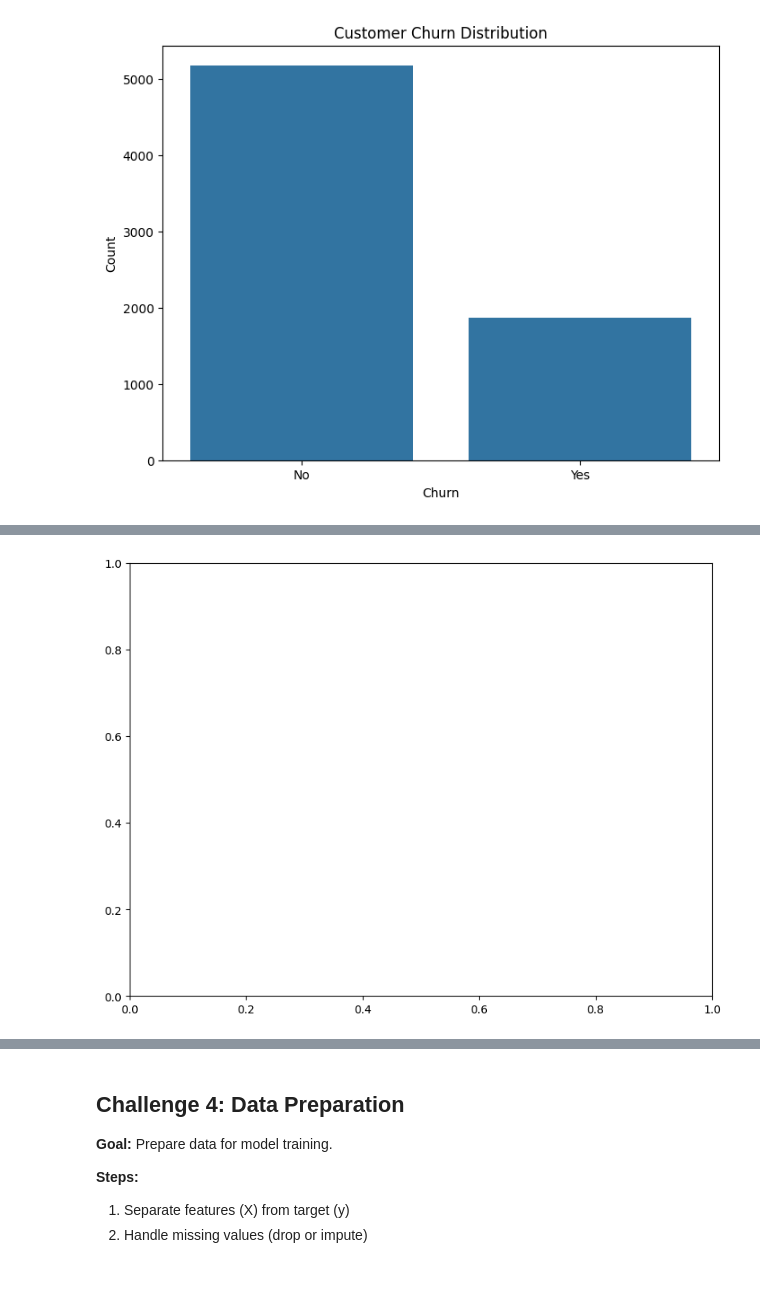
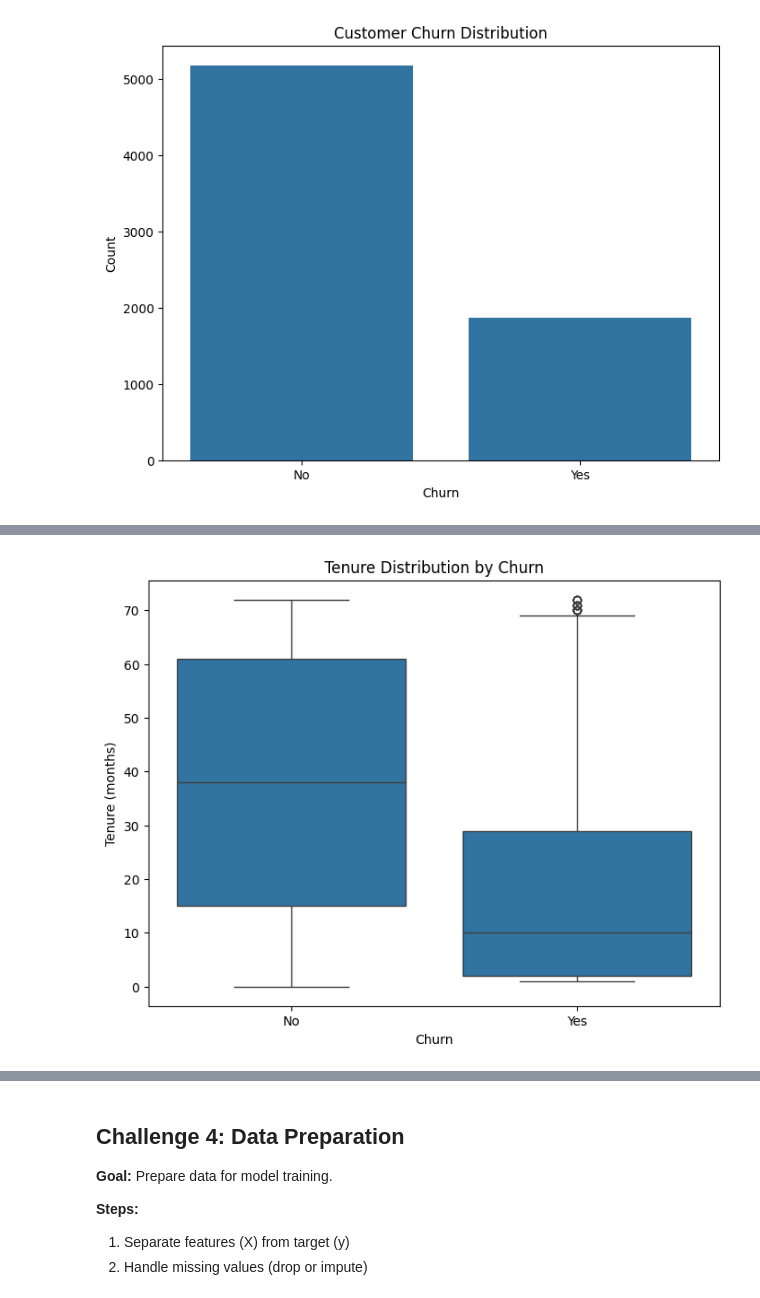
Before and after one commit to jjcatulle/AI-ML-refresher, a Jupyter notebook: phases/phase1/completed/STARTER_Weeks4-5_ChurnPredictor.ipynb, the cells around one changed output, grey strips where cells are left out. Saved outputs shown, nothing was run; the diff lists cells and outputs as text; code cells hidden in the pictures.

```diff
--- a/phases/phase1/completed/STARTER_Weeks4-5_ChurnPredictor.ipynb
+++ b/phases/phase1/completed/STARTER_Weeks4-5_ChurnPredictor.ipynb
@@ -270,0 +402,5 @@ Percentage Retained: 73.46%
+# %%
+df["MonthlyCharges"]=pd.to_numeric(df["MonthlyCharges"], errors='coerce')
+df["TotalCharges"]=pd.to_numeric(df["TotalCharges"], errors='coerce')
+
+df["MonthlyCharges"].dtype, df["TotalCharges"].dtype
@@ -270,0 +411,7 @@ Percentage Retained: 73.46%
+# %%
+
+for col in df.columns:
+    if df[col].dtype == 'object' and col != 'customerID':
+        df[col] = df[col].astype('category')
+
+df.head()
@@ -313,8 +504,9 @@ plt.show()
 # %%
-fig, ax = plt.subplots(figsize=(8, 6))
-
-
-plt.tight_layout()
+fig,ax= plt.subplots(figsize=(8, 6))
+sns.boxplot(x='Churn', y='tenure', data=df)
+ax.set_title('Tenure Distribution by Churn')
+ax.set_xlabel('Churn')
+ax.set_ylabel('Tenure (months)')
 plt.show()
 # %% [output]
-[figure, old version]
+[figure, new version]
```
Also changed, not shown: parts of 71 cells of this notebook.
